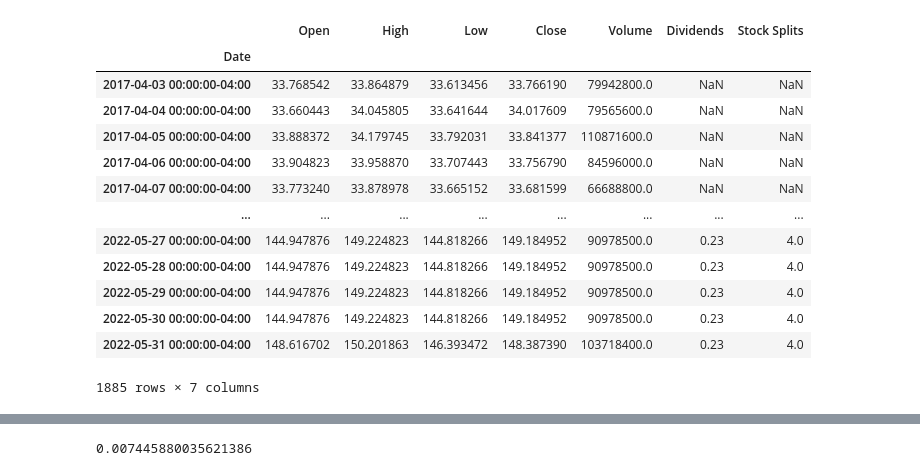
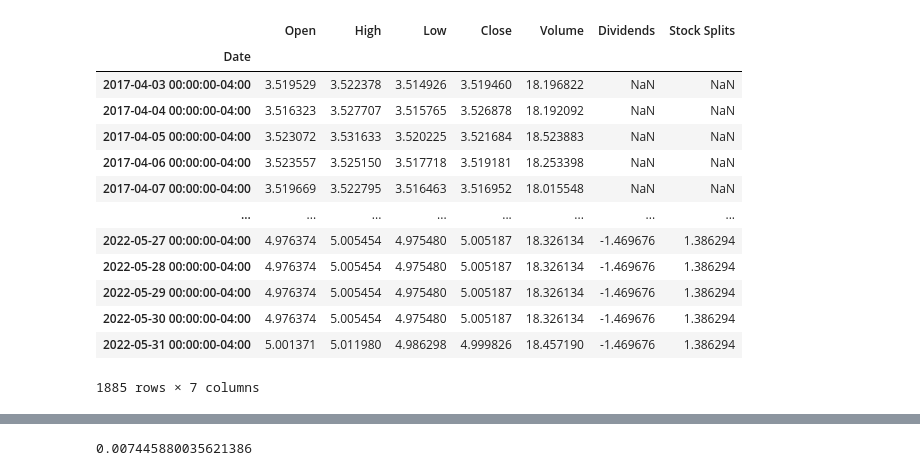
Before and after one commit to X99S5/Stock_Prediction_Model, a Jupyter notebook: Assignment.ipynb, the cells around one changed output, grey strips where cells are left out. Saved outputs shown, nothing was run; the diff lists cells and outputs as text; code cells hidden in the pictures.

```diff
--- a/Assignment.ipynb
+++ b/Assignment.ipynb
@@ -30,26 +30,27 @@ tickerDf
 # %%
 tickerDfResample = pd.DataFrame(tickerDf.resample('1d').sum())
 tickerDfResample[tickerDfResample == 0] = None
 tickerDfResample = tickerDfResample.interpolate(method='pad')
+tickerDfResample = np.log(tickerDfResample)
 tickerDfResample
 #tickerDfResample.index = pd.to_datetime(tickerDfResample.index, format = '%m/%d/%Y').strftime('%Y-%m-%d')
 #tickerDfResample
 #tickerDfResample = tickerDf
 #tickerDfResample = tickerDfResample.reset_index()
 # %% [output]
 |  | Open | High | Low | Close | Volume | Dividends | Stock Splits |
 | Date |  |  |  |  |  |  |  |
-| 2017-04-03 00:00:00-04:00 | 33.768542 | 33.864879 | 33.613456 | 33.766190 | 79942800.0 | NaN | NaN |
-| 2017-04-04 00:00:00-04:00 | 33.660443 | 34.045805 | 33.641644 | 34.017609 | 79565600.0 | NaN | NaN |
-| 2017-04-05 00:00:00-04:00 | 33.888372 | 34.179745 | 33.792031 | 33.841377 | 110871600.0 | NaN | NaN |
-| 2017-04-06 00:00:00-04:00 | 33.904823 | 33.958870 | 33.707443 | 33.756790 | 84596000.0 | NaN | NaN |
-| 2017-04-07 00:00:00-04:00 | 33.773240 | 33.878978 | 33.665152 | 33.681599 | 66688800.0 | NaN | NaN |
+| 2017-04-03 00:00:00-04:00 | 3.519529 | 3.522378 | 3.514926 | 3.519460 | 18.196822 | NaN | NaN |
+| 2017-04-04 00:00:00-04:00 | 3.516323 | 3.527707 | 3.515765 | 3.526878 | 18.192092 | NaN | NaN |
+| 2017-04-05 00:00:00-04:00 | 3.523072 | 3.531633 | 3.520225 | 3.521684 | 18.523883 | NaN | NaN |
+| 2017-04-06 00:00:00-04:00 | 3.523557 | 3.525150 | 3.517718 | 3.519181 | 18.253398 | NaN | NaN |
+| 2017-04-07 00:00:00-04:00 | 3.519669 | 3.522795 | 3.516463 | 3.516952 | 18.015548 | NaN | NaN |
 | ... | ... | ... | ... | ... | ... | ... | ... |
-| 2022-05-27 00:00:00-04:00 | 144.947876 | 149.224823 | 144.818266 | 149.184952 | 90978500.0 | 0.23 | 4.0 |
-| 2022-05-28 00:00:00-04:00 | 144.947876 | 149.224823 | 144.818266 | 149.184952 | 90978500.0 | 0.23 | 4.0 |
-| 2022-05-29 00:00:00-04:00 | 144.947876 | 149.224823 | 144.818266 | 149.184952 | 90978500.0 | 0.23 | 4.0 |
-| 2022-05-30 00:00:00-04:00 | 144.947876 | 149.224823 | 144.818266 | 149.184952 | 90978500.0 | 0.23 | 4.0 |
-| 2022-05-31 00:00:00-04:00 | 148.616702 | 150.201863 | 146.393472 | 148.387390 | 103718400.0 | 0.23 | 4.0 |
+| 2022-05-27 00:00:00-04:00 | 4.976374 | 5.005454 | 4.975480 | 5.005187 | 18.326134 | -1.469676 | 1.386294 |
+| 2022-05-28 00:00:00-04:00 | 4.976374 | 5.005454 | 4.975480 | 5.005187 | 18.326134 | -1.469676 | 1.386294 |
+| 2022-05-29 00:00:00-04:00 | 4.976374 | 5.005454 | 4.975480 | 5.005187 | 18.326134 | -1.469676 | 1.386294 |
+| 2022-05-30 00:00:00-04:00 | 4.976374 | 5.005454 | 4.975480 | 5.005187 | 18.326134 | -1.469676 | 1.386294 |
+| 2022-05-31 00:00:00-04:00 | 5.001371 | 5.011980 | 4.986298 | 4.999826 | 18.457190 | -1.469676 | 1.386294 |
 1885 rows × 7 columns
 # %%
 tickerDfResample.info()
```
Also changed, not shown: parts of 6 cells of this notebook.
